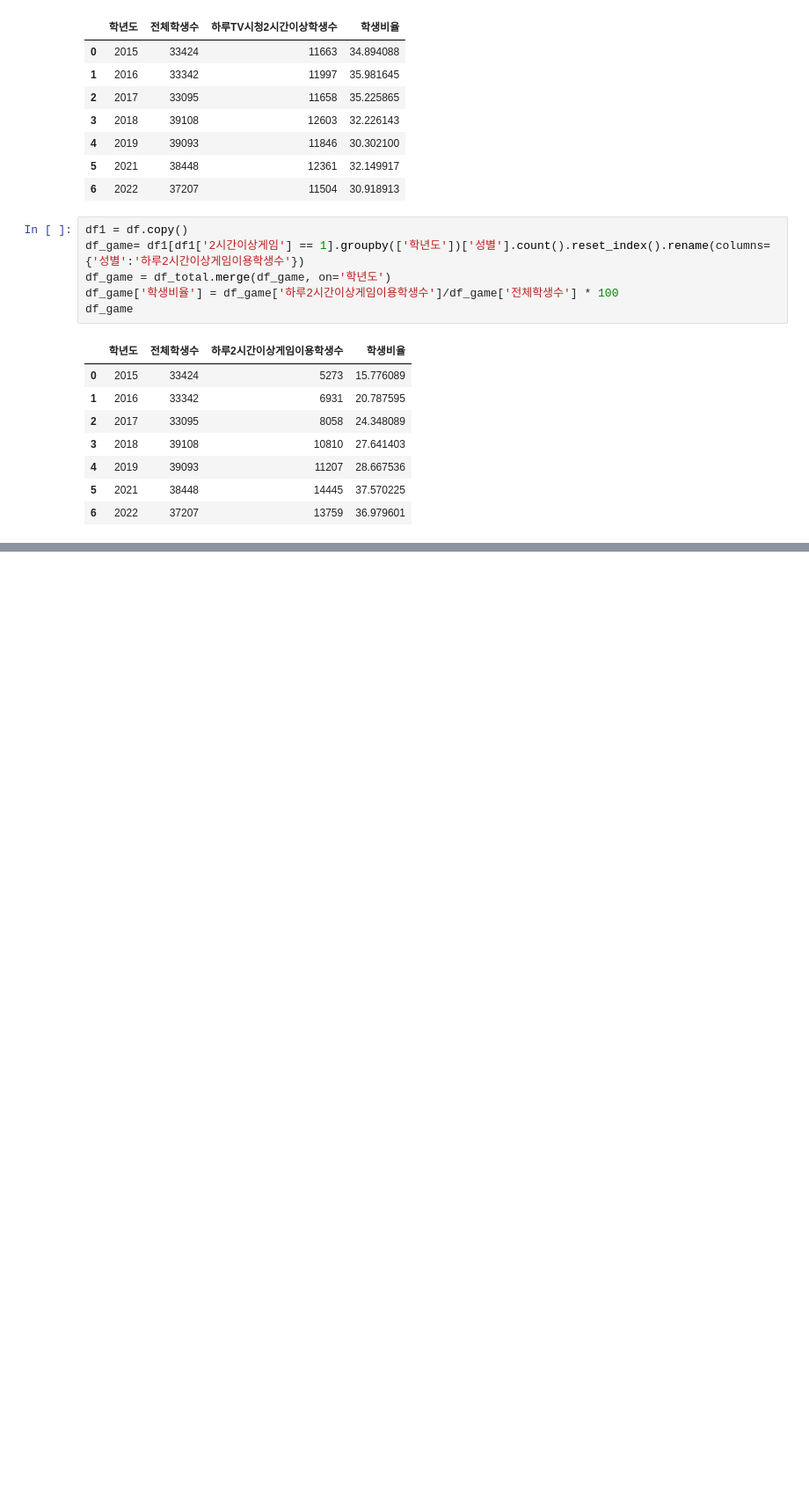
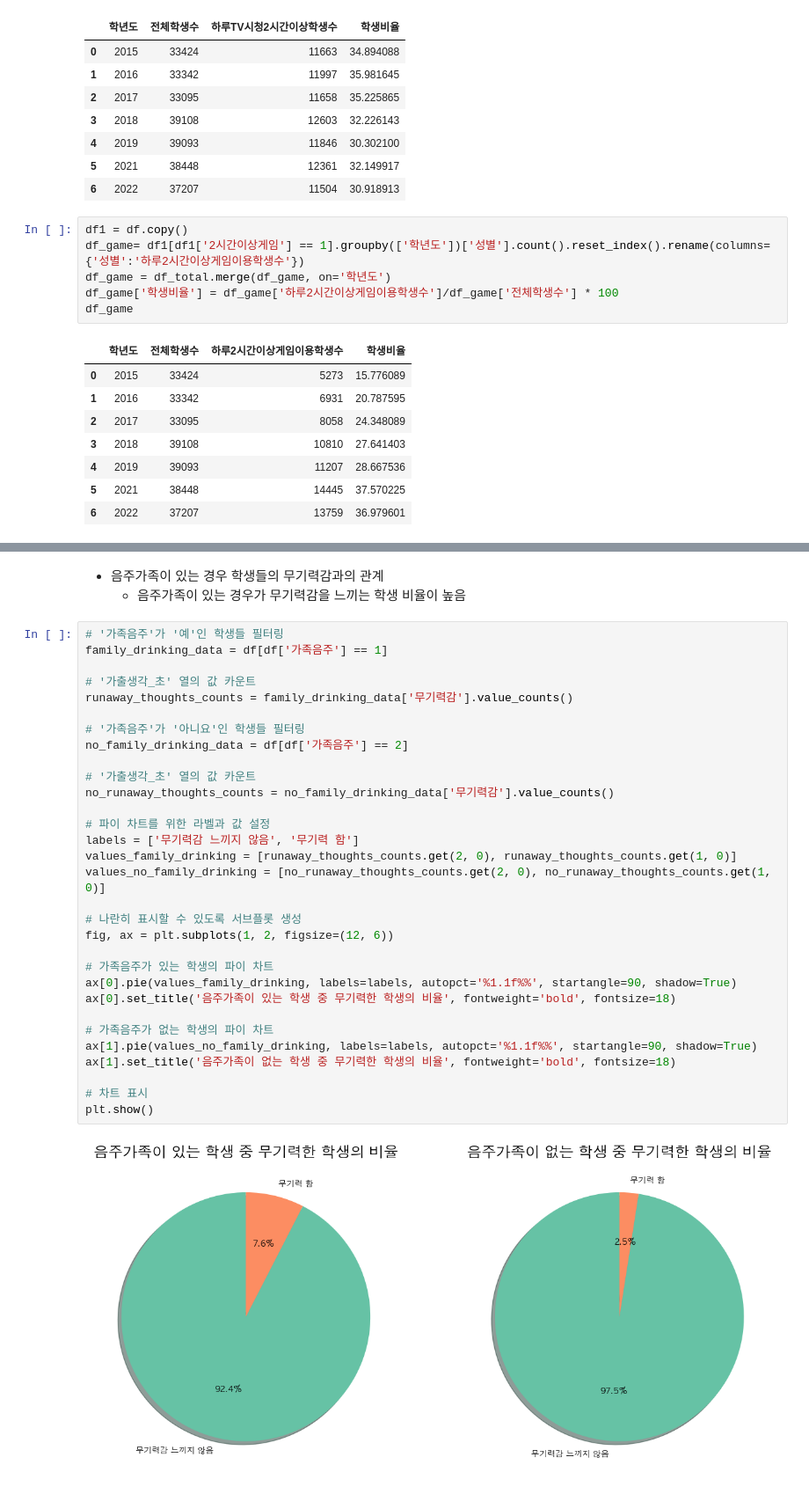
Before and after one commit to wooyeon83/AIBP_Team_Project, a Jupyter notebook: src/PRJ_02_Data_Analyze_Visualization.ipynb, the cells around one changed output, grey strips where cells are left out. Shown at 88% size. Saved outputs shown, nothing was run; the diff lists cells and outputs as text; blank space fills up the shorter version.

```diff
--- a/src/PRJ_02_Data_Analyze_Visualization.ipynb
+++ b/src/PRJ_02_Data_Analyze_Visualization.ipynb
@@ -979,0 +1096,36 @@ ax[1].legend(loc='upper left', bbox_to_anchor=(1, 1))
+# %% [markdown]
+* 음주가족이 있는 경우 학생들의 무기력감과의 관계
+    * 음주가족이 있는 경우가 무기력감을 느끼는 학생 비율이 높음
+# %%
+# '가족음주'가 '예'인 학생들 필터링
+family_drinking_data = df[df['가족음주'] == 1]
+
+# '가출생각_초' 열의 값 카운트
+runaway_thoughts_counts = family_drinking_data['무기력감'].value_counts()
+
+# '가족음주'가 '아니요'인 학생들 필터링
+no_family_drinking_data = df[df['가족음주'] == 2]
+
+# '가출생각_초' 열의 값 카운트
+no_runaway_thoughts_counts = no_family_drinking_data['무기력감'].value_counts()
+
+# 파이 차트를 위한 라벨과 값 설정
+labels = ['무기력감 느끼지 않음', '무기력 함']
+values_family_drinking = [runaway_thoughts_counts.get(2, 0), runaway_thoughts_counts.get(1, 0)]
+values_no_family_drinking = [no_runaway_thoughts_counts.get(2, 0), no_runaway_thoughts_counts.get(1, 0)]
+
+# 나란히 표시할 수 있도록 서브플롯 생성
+fig, ax = plt.subplots(1, 2, figsize=(12, 6))
+
+# 가족음주가 있는 학생의 파이 차트
+ax[0].pie(values_family_drinking, labels=labels, autopct='%1.1f%%', startangle=90, shadow=True)
+ax[0].set_title('음주가족이 있는 학생 중 무기력한 학생의 비율', fontweight='bold', fontsize=18)
+
+# 가족음주가 없는 학생의 파이 차트
+ax[1].pie(values_no_family_drinking, labels=labels, autopct='%1.1f%%', startangle=90, shadow=True)
+ax[1].set_title('음주가족이 없는 학생 중 무기력한 학생의 비율', fontweight='bold', fontsize=18)
+
+# 차트 표시
+plt.show()
+# %% [output]
+[figure, added]
```
Also changed, not shown: parts of 12 cells of this notebook.
